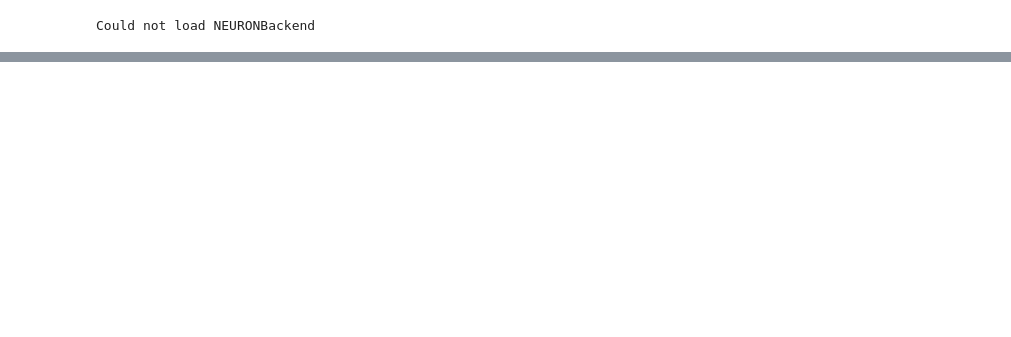
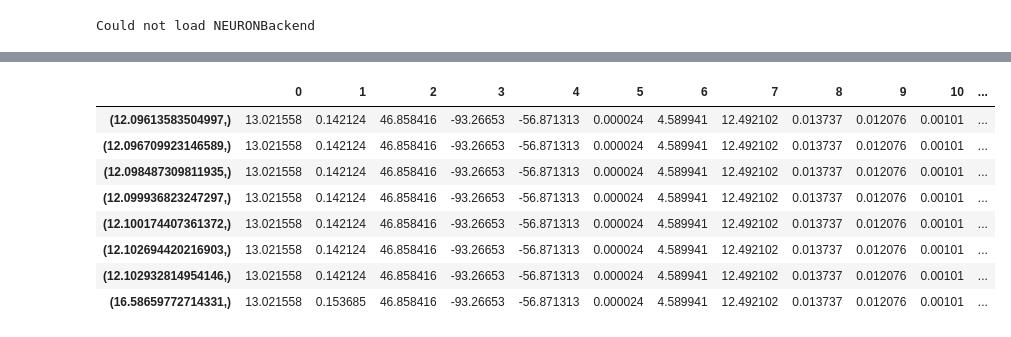
Before and after one commit to JustasB/OlfactoryBulb, a Jupyter notebook: ephyz-validation.ipynb, the cells around one changed output, grey strips where cells are left out. Drawn from its saved outputs; the diff is of its cells as text; code cells hidden in the pictures; blank space fills up the shorter version.

```diff
--- a/ephyz-validation.ipynb
+++ b/ephyz-validation.ipynb
@@ -389,8 +449,8 @@ def retrain_surrogate():
 # plt.ylim((np.min(y_pred), np.max(y_pred)))
 # plt.show()
 # %%
-def GA(suggested_pop=None):
-    genn.options['print_global'] = False
+def GA(suggested_pop=None, n=30, NGEN=30):
+    #genn.options['print_global'] = False
 
     from deap import base, creator
     import math
@@ -420,21 +480,26 @@ def GA(suggested_pop=None):
 
     toolbox.register("mate", tools.cxSimulatedBinaryBounded, eta=0.1, low=lows, up=highs)
     toolbox.register("mutate", tools.mutPolynomialBounded, eta=0.1, low=lows, up=highs, indpb=0.1)
-    toolbox.register("evaluate", evaluate_surrogate)
+    toolbox.register("evaluate", evaluate)
 
 
-    n = 50
+
     toolbox.register("select", tools.selNSGA2, k=int(n*0.2))
     if suggested_pop is None:
         pop = toolbox.population(n=n)
     else:
         pop = [creator.Individual(i) for i in suggested_pop]
 
-    CXPB, MUTPB, NGEN = 1, 1, n
+    CXPB, MUTPB = 1, 1
     F_DIVERSITY = 0.5
 
     # Evaluate the entire population
-    fitnesses = map(toolbox.evaluate, pop)
+    processes = 15
+    pool = MyPool(processes = processes, maxtasksperchild=1)
+    fitnesses = pool.map(toolbox.evaluate, pop)
+    pool.terminate()
+    pool.join()
+
     for ind, fit in zip(pop, fitnesses):
         ind.fitness.values = fit
 
@@ -465,14 +530,24 @@ def GA(suggested_pop=None):
 
         # Evaluate the individuals with an invalid fitness
         invalid_ind = [ind for ind in offspring if not ind.fitness.valid]
-        fitnesses = map(toolbox.evaluate, invalid_ind)
 
-        #print(np.min(fitnesses))
+        processes = 15
+        pool = MyPool(processes = processes, maxtasksperchild=1)
+        fitnesses = pool.map(toolbox.evaluate, invalid_ind)
+        pool.terminate()
+        pool.join()
+
         for ind, fit in zip(invalid_ind, fitnesses):
             ind.fitness.values = fit
 
         # The population is entirely replaced by the parents + offspring
         pop[:] = elite + offspring
 
+        print("Generation",g,"out of",NGEN,"COMPLETE")
+        print(np.min([i.fitness.values[0] for i in pop]))
 
-    return pop, pop[0], evaluate_surrogate(pop[0])
+
+
+    return pop, pop[0], toolbox.evaluate(pop[0])
+# %%
+pop, pop0, sur_fit = GA(top, n=30, NGEN=15)
@@ -478,0 +593,14 @@ def GA(suggested_pop=None):
+# %%
+import deap
+top = deap.tools.selNSGA2(pop,8)
+DataFrame([list(i) for i in top],[i.fitness for i in top])
+# %% [output]
+|  | 0 | 1 | 2 | 3 | 4 | 5 | 6 | 7 | 8 | 9 | 10 | ... |
+| (12.09613583504997,) | 13.021558 | 0.142124 | 46.858416 | -93.26653 | -56.871313 | 0.000024 | 4.589941 | 12.492102 | 0.013737 | 0.012076 | 0.00101 | ... |
+| (12.096709923146589,) | 13.021558 | 0.142124 | 46.858416 | -93.26653 | -56.871313 | 0.000024 | 4.589941 | 12.492102 | 0.013737 | 0.012076 | 0.00101 | ... |
+| (12.098487309811935,) | 13.021558 | 0.142124 | 46.858416 | -93.26653 | -56.871313 | 0.000024 | 4.589941 | 12.492102 | 0.013737 | 0.012076 | 0.00101 | ... |
+| (12.099936823247297,) | 13.021558 | 0.142124 | 46.858416 | -93.26653 | -56.871313 | 0.000024 | 4.589941 | 12.492102 | 0.013737 | 0.012076 | 0.00101 | ... |
+| (12.100174407361372,) | 13.021558 | 0.142124 | 46.858416 | -93.26653 | -56.871313 | 0.000024 | 4.589941 | 12.492102 | 0.013737 | 0.012076 | 0.00101 | ... |
+| (12.102694420216903,) | 13.021558 | 0.142124 | 46.858416 | -93.26653 | -56.871313 | 0.000024 | 4.589941 | 12.492102 | 0.013737 | 0.012076 | 0.00101 | ... |
+| (12.102932814954146,) | 13.021558 | 0.142124 | 46.858416 | -93.26653 | -56.871313 | 0.000024 | 4.589941 | 12.492102 | 0.013737 | 0.012076 | 0.00101 | ... |
+| (16.58659772714331,) | 13.021558 | 0.153685 | 46.858416 | -93.26653 | -56.871313 | 0.000024 | 4.589941 | 12.492102 | 0.013737 | 0.012076 | 0.00101 | ... |
```
Also changed, not shown: parts of 52 cells of this notebook, 41 other files.
